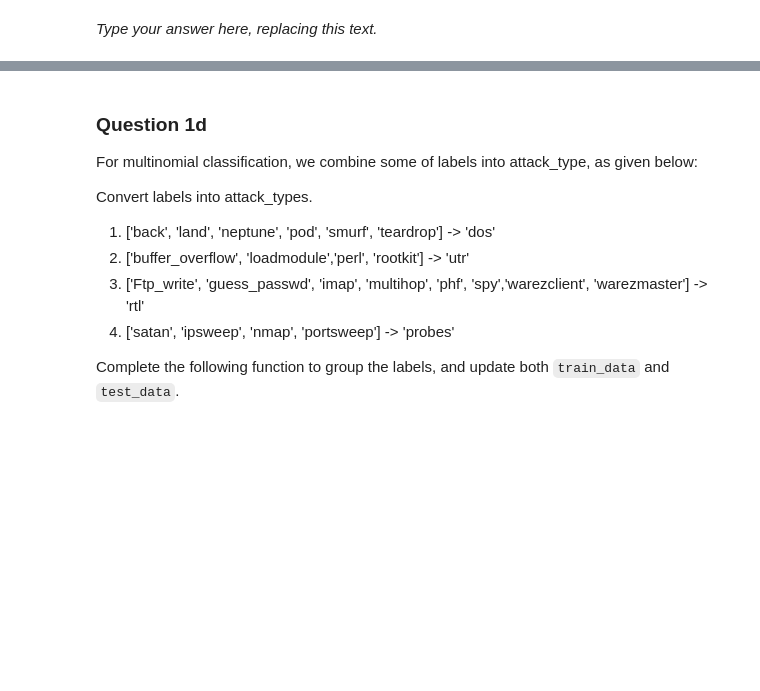
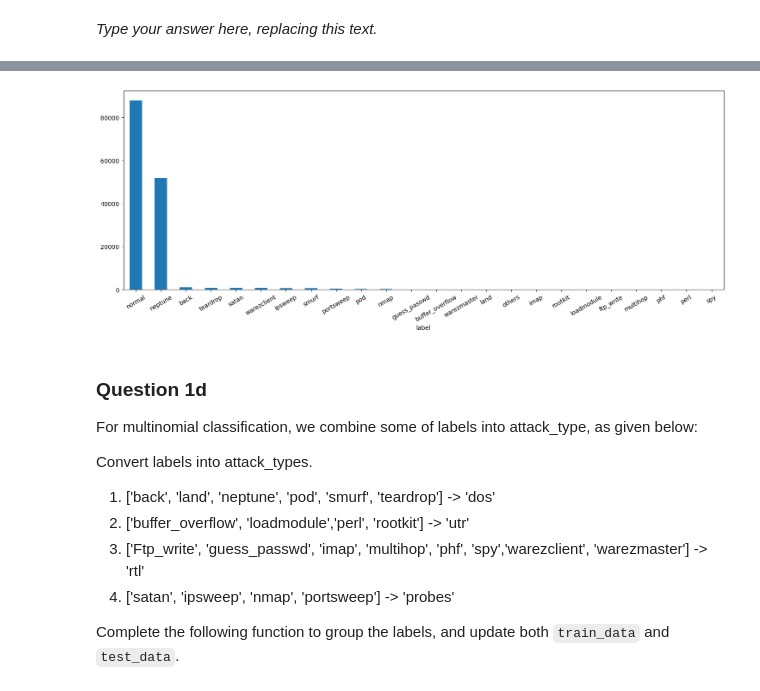
Before and after one commit to Cliffhanger9/Machine_learning-Assignments, a Jupyter notebook: Assignments/Assignment_2.ipynb, the cells around one changed output, grey strips where cells are left out. Cells and saved outputs as stored; diff of their text form; code cells hidden in the pictures; blank space fills up the shorter version.

```diff
--- a/Assignments/Assignment_2.ipynb
+++ b/Assignments/Assignment_2.ipynb
@@ -88,19 +107,19 @@ First, let's check if our data contains any missing values. Fill in the cell bel
 # %%
 # print the count to null values
 print('Before imputation:')
-...
-...
+print(f"train data: \n {train_data.isnull().sum()}")
+print(f"Test data: \n {test_data.isnull().sum()}")
 
 # handle the null value by imputation
-train_data = ...
-test_data = ...
+train_data = train_data.fillna(0)
+test_data = test_data.fillna(0)
 print('------------')
 
 # print the count if all null values are handled
 print('After imputation:')
-...
-...
+print(f"train data: \n {train_data.isnull().sum()}")
+print(f"Test data: \n {test_data.isnull().sum()}")
 
 # remove the '.' at the end of labels
-train_data['label'] = ...
-test_data['label'] = ...
+train_data['label'] = train_data['label'].str.replace('.','')
+test_data['label'] = test_data['label'].str.replace('.','')
@@ -113,0 +148,3 @@ In the cell below,  drop the duplicate rows in out `train_data` and `test_data`.
+# %%
+train_data = train_data.drop_duplicates()
+test_data = test_data.drop_duplicates()
@@ -124,9 +163,11 @@ _Type your answer here, replacing this text._
 # %%
 sns.set_color_codes()
 fig, ax1 = plt.subplots(1,1, figsize = (18,6))
-...
+train_data['label'].value_counts().plot(kind='bar')
 plt.xticks(rotation=30)
 plt.draw()
+# %% [output]
+[figure, added]
 # %% [markdown]
 <!-- END QUESTION -->
 
```
Also changed, not shown: parts of 6 cells of this notebook.
